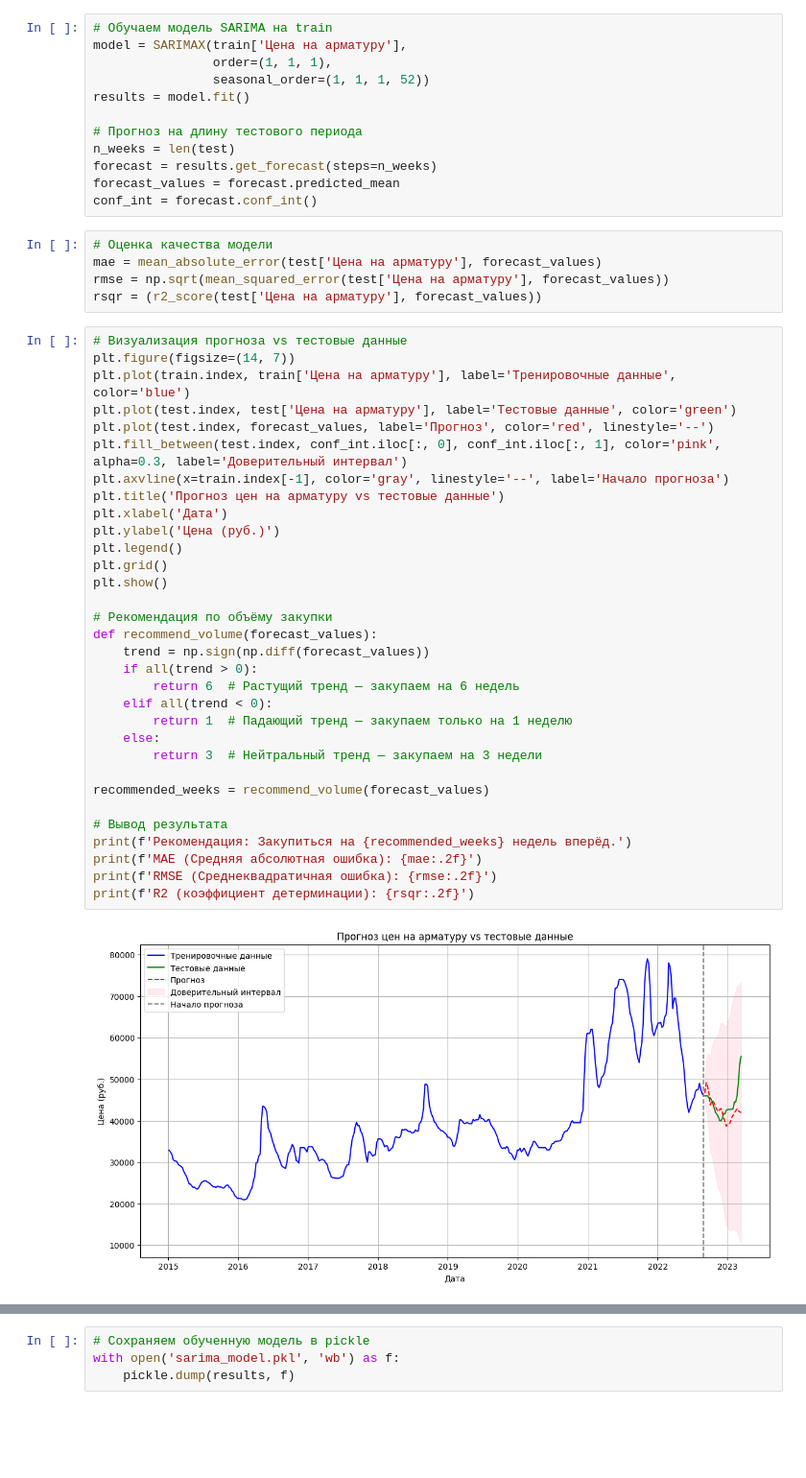
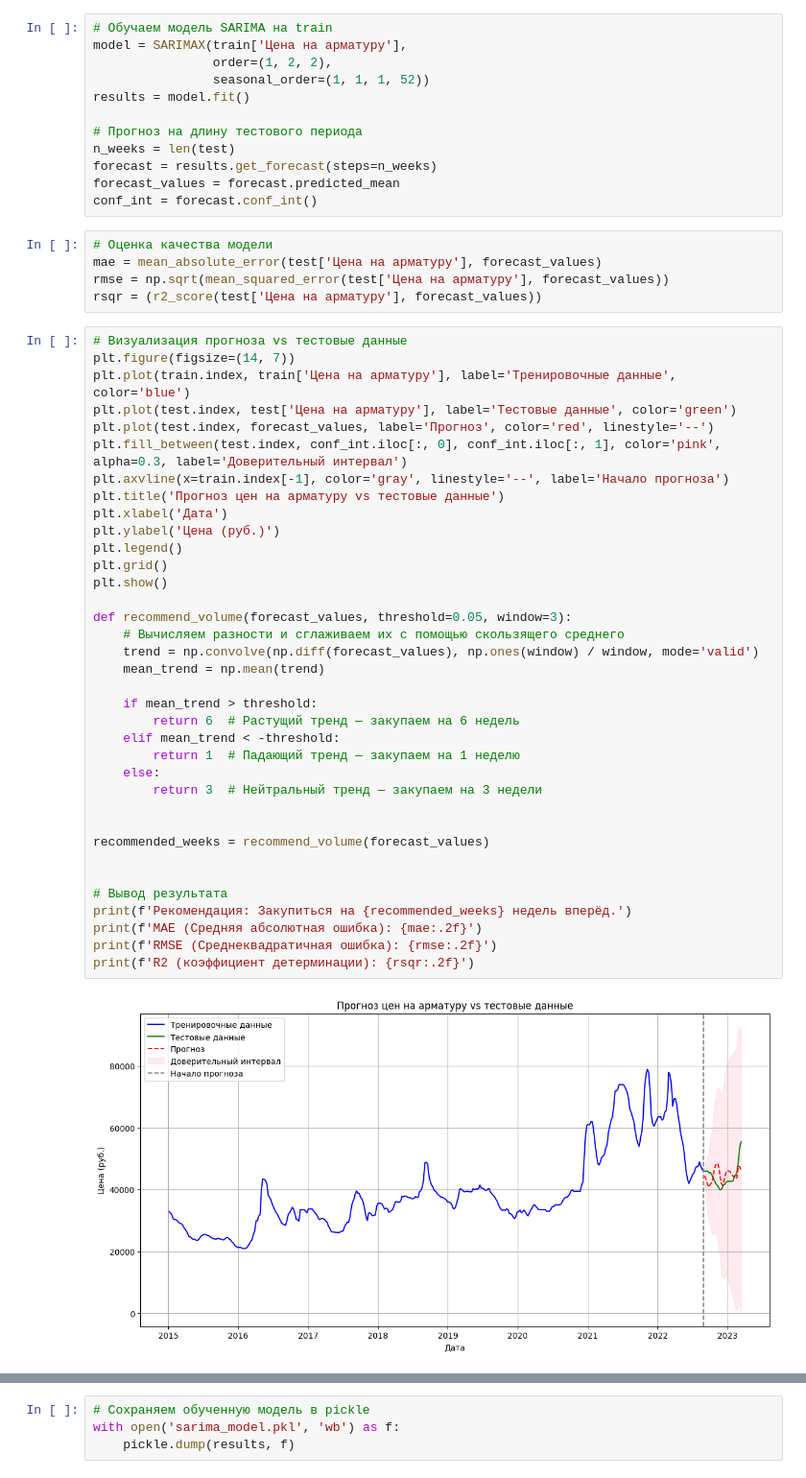
Before and after one commit to AnimeshnikLeon/int-3, a Jupyter notebook: ML3.ipynb, the cells around one changed output, grey strips where cells are left out. Shown at 96% size. Drawn from its saved outputs; the diff is of its cells as text; blank space fills up the shorter version.

```diff
--- a/ML3.ipynb
+++ b/ML3.ipynb
@@ -57,7 +57,7 @@ plt.show()
 # %%
 # Обучаем модель SARIMA на train
 model = SARIMAX(train['Цена на арматуру'],
-                order=(1, 1, 1),
+                order=(1, 2, 2),
                 seasonal_order=(1, 1, 1, 52))
 results = model.fit()
 
@@ -74,34 +74,38 @@ rsqr = (r2_score(test['Цена на арматуру'], forecast_values))
 # %%
 # Визуализация прогноза vs тестовые данные
 plt.figure(figsize=(14, 7))
 plt.plot(train.index, train['Цена на арматуру'], label='Тренировочные данные', color='blue')
 plt.plot(test.index, test['Цена на арматуру'], label='Тестовые данные', color='green')
 plt.plot(test.index, forecast_values, label='Прогноз', color='red', linestyle='--')
 plt.fill_between(test.index, conf_int.iloc[:, 0], conf_int.iloc[:, 1], color='pink', alpha=0.3, label='Доверительный интервал')
 plt.axvline(x=train.index[-1], color='gray', linestyle='--', label='Начало прогноза')
 plt.title('Прогноз цен на арматуру vs тестовые данные')
 plt.xlabel('Дата')
 plt.ylabel('Цена (руб.)')
 plt.legend()
 plt.grid()
 plt.show()
 
-# Рекомендация по объёму закупки
-def recommend_volume(forecast_values):
-    trend = np.sign(np.diff(forecast_values))
-    if all(trend > 0):
+def recommend_volume(forecast_values, threshold=0.05, window=3):
+    # Вычисляем разности и сглаживаем их с помощью скользящего среднего
+    trend = np.convolve(np.diff(forecast_values), np.ones(window) / window, mode='valid')
+    mean_trend = np.mean(trend)
+
+    if mean_trend > threshold:
         return 6  # Растущий тренд — закупаем на 6 недель
-    elif all(trend < 0):
-        return 1  # Падающий тренд — закупаем только на 1 неделю
+    elif mean_trend < -threshold:
+        return 1  # Падающий тренд — закупаем на 1 неделю
     else:
         return 3  # Нейтральный тренд — закупаем на 3 недели
 
+
 recommended_weeks = recommend_volume(forecast_values)
+
 
 # Вывод результата
 print(f'Рекомендация: Закупиться на {recommended_weeks} недель вперёд.')
 print(f'MAE (Средняя абсолютная ошибка): {mae:.2f}')
 print(f'RMSE (Среднеквадратичная ошибка): {rmse:.2f}')
 print(f'R2 (коэффициент детерминации): {rsqr:.2f}')
 # %% [output]
-[figure, old version]
+[figure, new version]
```
Also changed, not shown: parts of 1 cell of this notebook.
